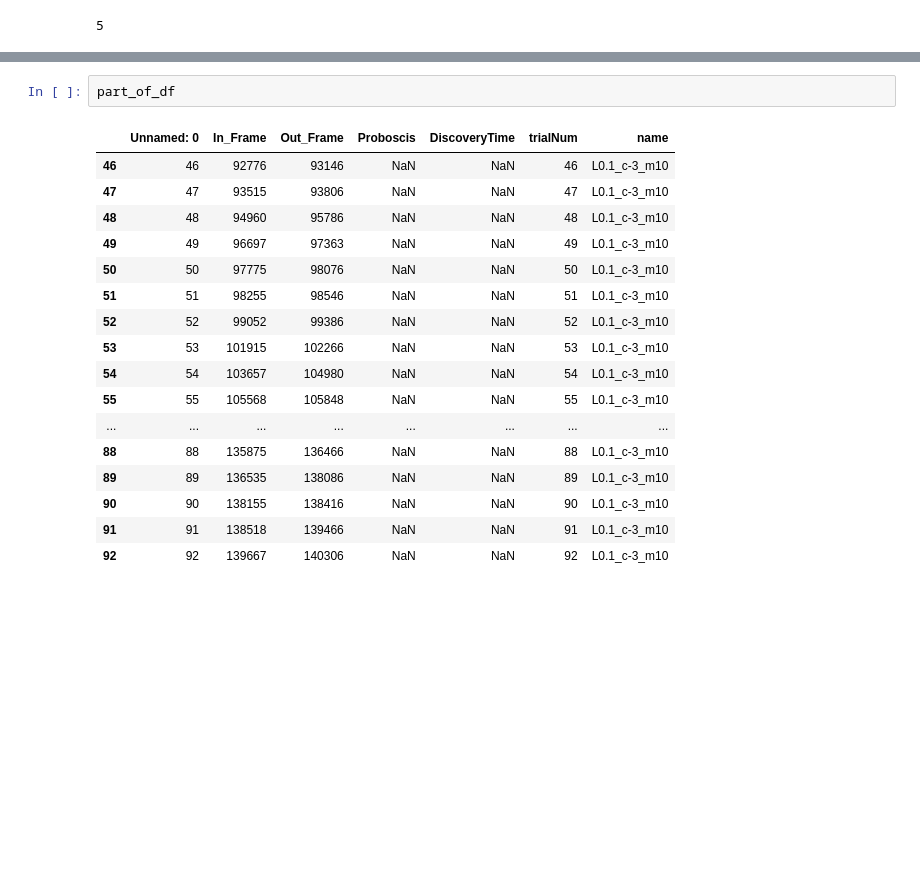
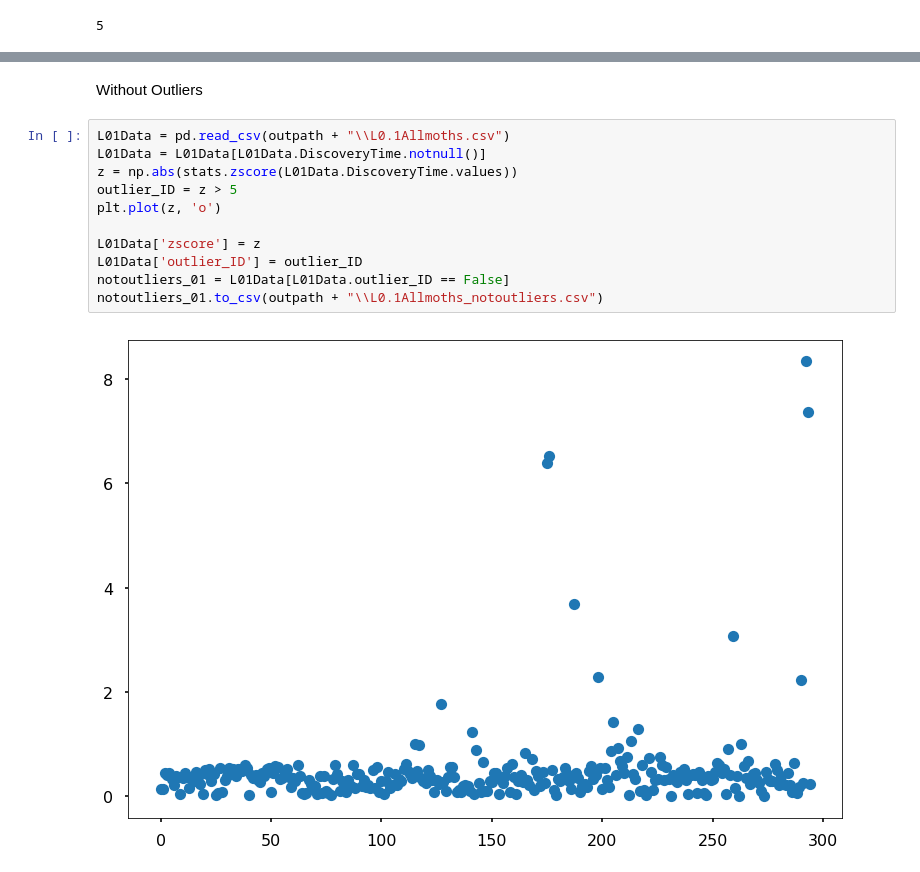
Before and after one commit to itsMahad/ManducaMultiSenseFeeding, a Jupyter notebook: Step6_ConsolidateData_CalculateParameters_ForEachFloralType_Mahad-Copy1.ipynb, the cells around one changed output, grey strips where cells are left out. Drawn from its saved outputs; the diff is of its cells as text; blank space fills up the shorter version.

```diff
--- a/Step6_ConsolidateData_CalculateParameters_ForEachFloralType_Mahad-Copy1.ipynb
+++ b/Step6_ConsolidateData_CalculateParameters_ForEachFloralType_Mahad-Copy1.ipynb
@@ -342,20 +350,15 @@ for Lightlevel in Lightlevel:
-# %%
-part_of_df
-# %% [output]
-|  | Unnamed: 0 | In_Frame | Out_Frame | Proboscis | DiscoveryTime | trialNum | name |
-| 46 | 46 | 92776 | 93146 | NaN | NaN | 46 | L0.1_c-3_m10 |
-| 47 | 47 | 93515 | 93806 | NaN | NaN | 47 | L0.1_c-3_m10 |
-| 48 | 48 | 94960 | 95786 | NaN | NaN | 48 | L0.1_c-3_m10 |
-| 49 | 49 | 96697 | 97363 | NaN | NaN | 49 | L0.1_c-3_m10 |
-| 50 | 50 | 97775 | 98076 | NaN | NaN | 50 | L0.1_c-3_m10 |
-| 51 | 51 | 98255 | 98546 | NaN | NaN | 51 | L0.1_c-3_m10 |
-| 52 | 52 | 99052 | 99386 | NaN | NaN | 52 | L0.1_c-3_m10 |
-| 53 | 53 | 101915 | 102266 | NaN | NaN | 53 | L0.1_c-3_m10 |
-| 54 | 54 | 103657 | 104980 | NaN | NaN | 54 | L0.1_c-3_m10 |
-| 55 | 55 | 105568 | 105848 | NaN | NaN | 55 | L0.1_c-3_m10 |
-| ... | ... | ... | ... | ... | ... | ... | ... |
-| 88 | 88 | 135875 | 136466 | NaN | NaN | 88 | L0.1_c-3_m10 |
-| 89 | 89 | 136535 | 138086 | NaN | NaN | 89 | L0.1_c-3_m10 |
-| 90 | 90 | 138155 | 138416 | NaN | NaN | 90 | L0.1_c-3_m10 |
-| 91 | 91 | 138518 | 139466 | NaN | NaN | 91 | L0.1_c-3_m10 |
-| 92 | 92 | 139667 | 140306 | NaN | NaN | 92 | L0.1_c-3_m10 |
+# %% [markdown]
+Without Outliers
+# %%
+L01Data = pd.read_csv(outpath + "\\L0.1Allmoths.csv")
+L01Data = L01Data[L01Data.DiscoveryTime.notnull()]
+z = np.abs(stats.zscore(L01Data.DiscoveryTime.values))
+outlier_ID = z > 5
+plt.plot(z, 'o')
+
+L01Data['zscore'] = z
+L01Data['outlier_ID'] = outlier_ID
+notoutliers_01 = L01Data[L01Data.outlier_ID == False]
+notoutliers_01.to_csv(outpath + "\\L0.1Allmoths_notoutliers.csv")
+# %% [output]
+[figure, added]
```
Also changed, not shown: parts of 11 cells of this notebook.
